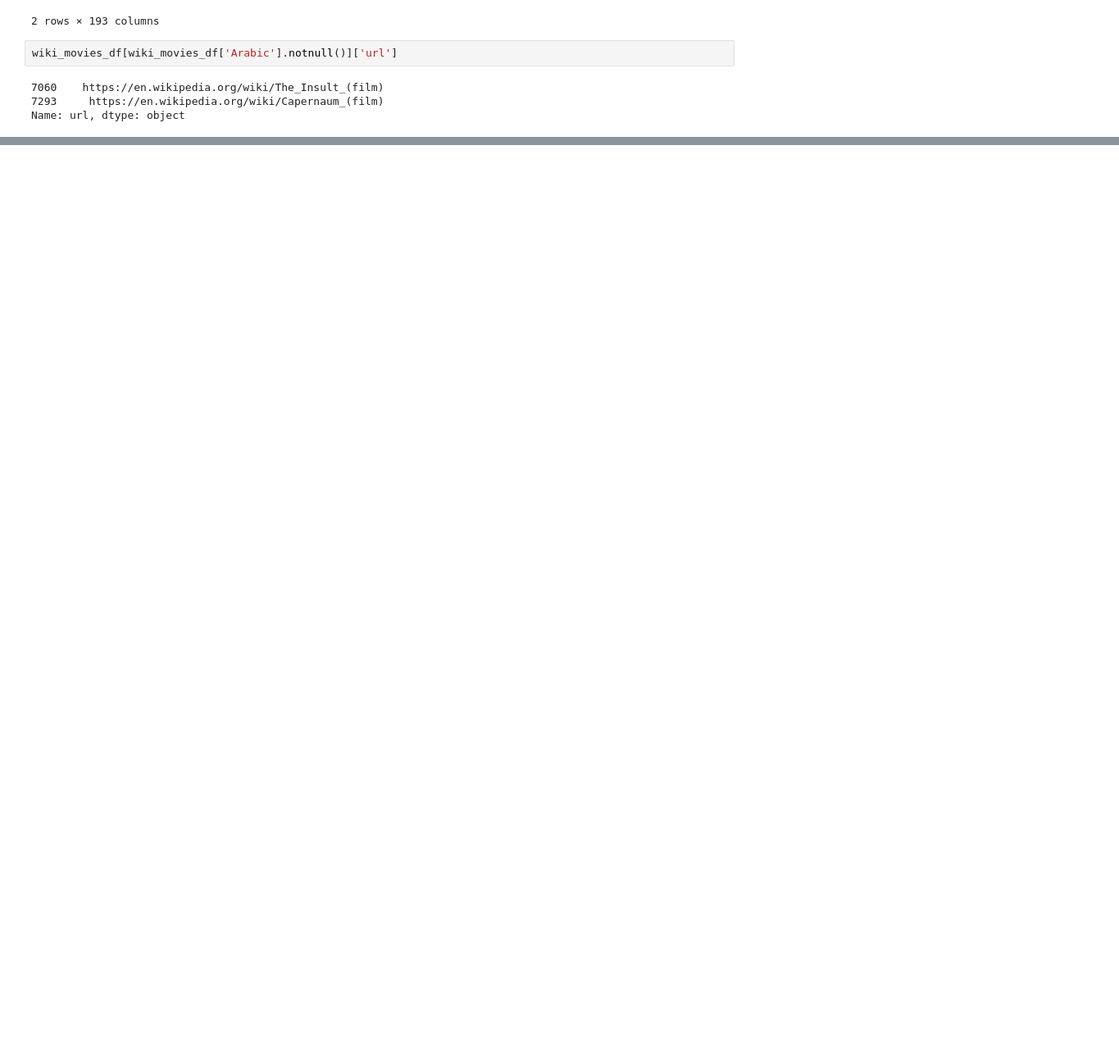
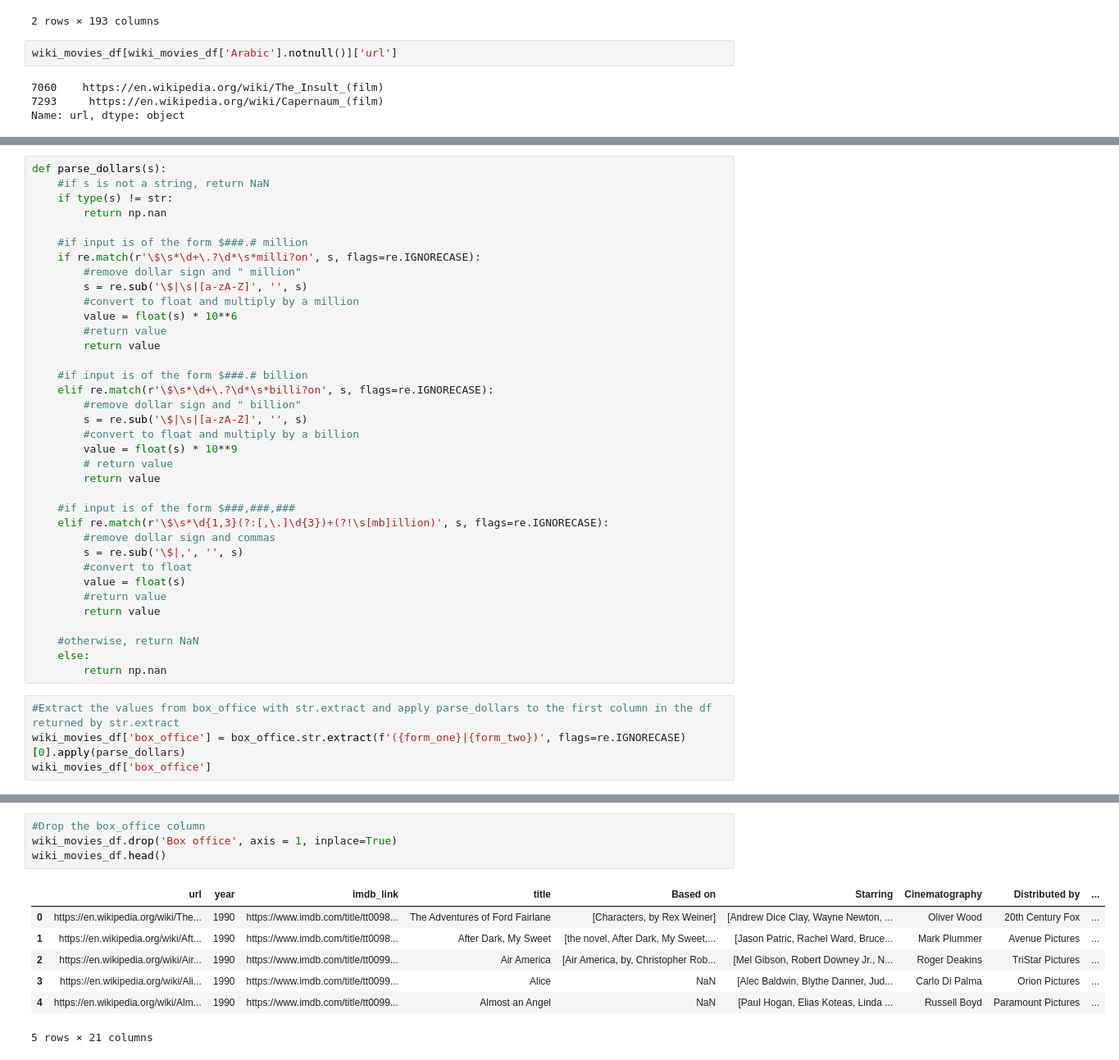
Before and after one commit to juanjflores94/Movies-ETL, a Jupyter notebook: Movies-ETL.ipynb, the cells around one changed output, grey strips where cells are left out. Shown at 82% size. Saved outputs shown, nothing was run; the diff lists cells and outputs as text; blank space fills up the shorter version.

```diff
--- a/Movies-ETL.ipynb
+++ b/Movies-ETL.ipynb
@@ -229,0 +413,40 @@ sorted(wiki_movies_df.columns.tolist())
+# %%
+def parse_dollars(s):
+    #if s is not a string, return NaN
+    if type(s) != str:
+        return np.nan
+
+    #if input is of the form $###.# million
+    if re.match(r'\$\s*\d+\.?\d*\s*milli?on', s, flags=re.IGNORECASE):
+        #remove dollar sign and " million"
+        s = re.sub('\$|\s|[a-zA-Z]', '', s)
+        #convert to float and multiply by a million
+        value = float(s) * 10**6
+        #return value
+        return value
+
+    #if input is of the form $###.# billion
+    elif re.match(r'\$\s*\d+\.?\d*\s*billi?on', s, flags=re.IGNORECASE):
+        #remove dollar sign and " billion"
+        s = re.sub('\$|\s|[a-zA-Z]', '', s)
+        #convert to float and multiply by a billion
+        value = float(s) * 10**9
+        # return value
+        return value
+
+    #if input is of the form $###,###,###
+    elif re.match(r'\$\s*\d{1,3}(?:[,\.]\d{3})+(?!\s[mb]illion)', s, flags=re.IGNORECASE):
+        #remove dollar sign and commas
+        s = re.sub('\$|,', '', s)
+        #convert to float
+        value = float(s)
+        #return value
+        return value
+
+    #otherwise, return NaN
+    else:
+        return np.nan
+# %%
+#Extract the values from box_office with str.extract and apply parse_dollars to the first column in the df returned by str.extract
+wiki_movies_df['box_office'] = box_office.str.extract(f'({form_one}|{form_two})', flags=re.IGNORECASE)[0].apply(parse_dollars)
+wiki_movies_df['box_office']
@@ -229,0 +466,12 @@ sorted(wiki_movies_df.columns.tolist())
+# %%
+#Drop the box_office column
+wiki_movies_df.drop('Box office', axis = 1, inplace=True)
+wiki_movies_df.head()
+# %% [output]
+|  | url | year | imdb_link | title | Based on | Starring | Cinematography | Distributed by | ... |
+| 0 | https://en.wikipedia.org/wiki/The... | 1990 | https://www.imdb.com/title/tt0098... | The Adventures of Ford Fairlane | [Characters, by Rex Weiner] | [Andrew Dice Clay, Wayne Newton, ... | Oliver Wood | 20th Century Fox | ... |
+| 1 | https://en.wikipedia.org/wiki/Aft... | 1990 | https://www.imdb.com/title/tt0098... | After Dark, My Sweet | [the novel, After Dark, My Sweet,... | [Jason Patric, Rachel Ward, Bruce... | Mark Plummer | Avenue Pictures | ... |
+| 2 | https://en.wikipedia.org/wiki/Air... | 1990 | https://www.imdb.com/title/tt0099... | Air America | [Air America, by, Christopher Rob... | [Mel Gibson, Robert Downey Jr., N... | Roger Deakins | TriStar Pictures | ... |
+| 3 | https://en.wikipedia.org/wiki/Ali... | 1990 | https://www.imdb.com/title/tt0099... | Alice | NaN | [Alec Baldwin, Blythe Danner, Jud... | Carlo Di Palma | Orion Pictures | ... |
+| 4 | https://en.wikipedia.org/wiki/Alm... | 1990 | https://www.imdb.com/title/tt0099... | Almost an Angel | NaN | [Paul Hogan, Elias Koteas, Linda ... | Russell Boyd | Paramount Pictures | ... |
+5 rows × 21 columns
```
Also changed, not shown: parts of 58 cells of this notebook.
